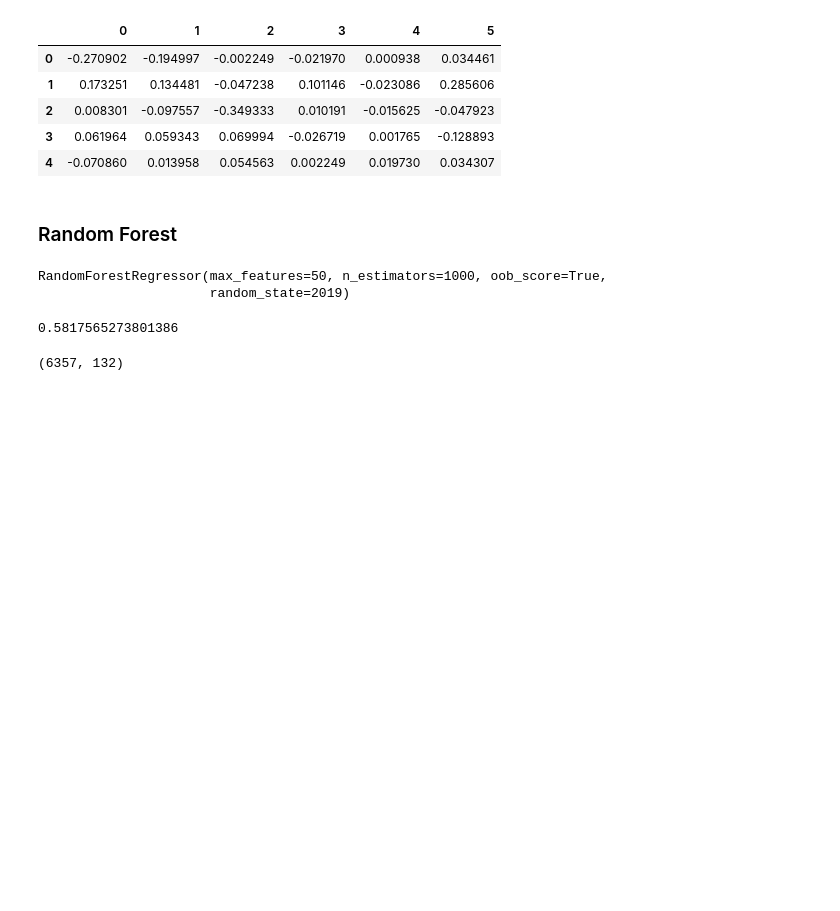
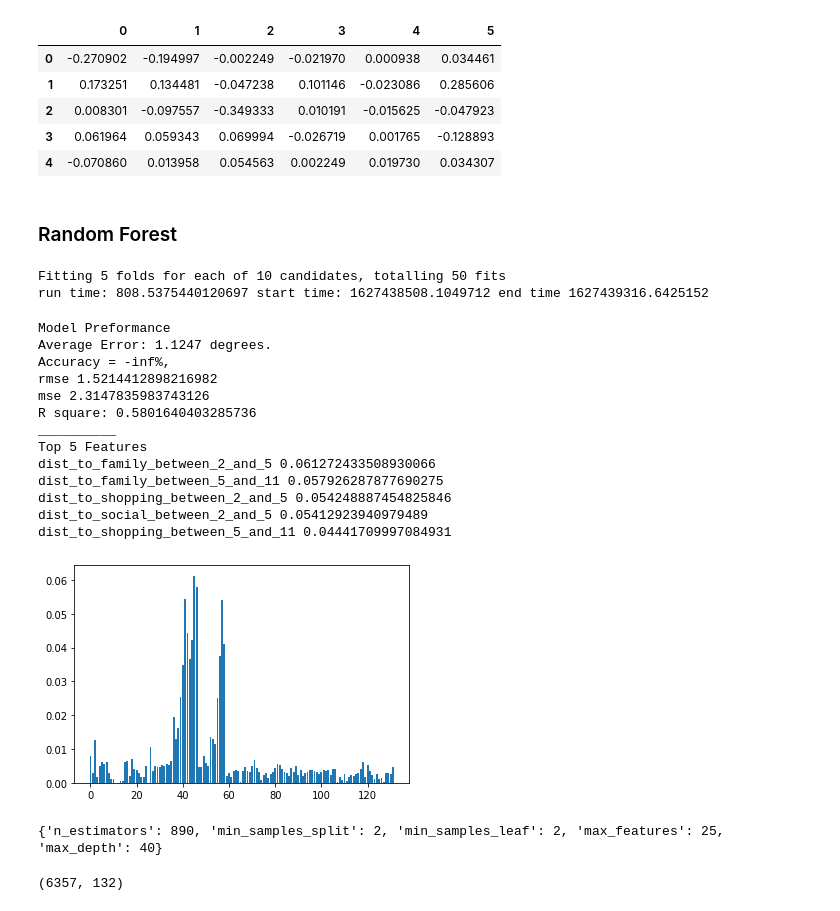
Before and after one commit to seanteohyh/AML_US_Traffic, a Jupyter notebook: NY Person Trip Predictor.ipynb, the cells around one changed output. Drawn from its saved outputs; the diff is of its cells as text; code cells hidden in the pictures; blank space fills up the shorter version.

```diff
--- a/NY Person Trip Predictor.ipynb
+++ b/NY Person Trip Predictor.ipynb
@@ -1074,15 +1074,3 @@ pd.DataFrame(pca.components_.T).loc[:4,:5]
 #plt.xlim(xmin=-1);
 # %% [markdown]
 ### Random Forest
-# %%
-from sklearn import tree, ensemble, model_selection, metrics
-
-rforest = ensemble.RandomForestRegressor(n_estimators = 1000, max_features = 50, oob_score = True, random_state = 2019)
-rforest.fit(x_train, y_train)
-# %% [output]
-RandomForestRegressor(max_features=50, n_estimators=1000, oob_score=True,
-                      random_state=2019)
-# %%
-rforest.score(x_test, y_test)
-# %% [output]
-0.5817565273801386
@@ -1089,3 +1115,58 @@ rforest.score(x_test, y_test)
+# %%
+# Random Forest with RandomSearch
+from sklearn import tree, ensemble, model_selection, metrics
+from sklearn.model_selection import RandomizedSearchCV
+
+from sklearn.ensemble import RandomForestRegressor
+from sklearn.ensemble import AdaBoostClassifier
+from sklearn import metrics
+import time
+start_time = time.time()
+
+
+rf= ensemble.RandomForestRegressor()
+
+n_estimators = [int(i) for i in np.linspace(start = 10, stop = 1000, num=10)]
+max_features = [2,5,10,25,50]
+max_depth =[int(i) for i in np.linspace(10,100,num = 10)]
+min_samples_split = [2, 5, 10]
+min_samples_leaf = [1,2,4]
+
+random_grid = {'n_estimators':n_estimators,
+              'max_features': max_features,
+               'max_depth': max_depth,
+               'min_samples_split':min_samples_split,
+               'min_samples_leaf':min_samples_leaf
+               }
+
+rf_random = RandomizedSearchCV(estimator = rf, n_jobs = 3, param_distributions = random_grid, verbose=10, cv = model_selection.KFold(n_splits = 5, shuffle = True, random_state = 888))
+
+rf_random.fit(x_train, y_train)
+
+print("run time:", str(time.time()-start_time), "start time:", str(start_time), "end time",str(time.time()))
+# %% [output]
+Fitting 5 folds for each of 10 candidates, totalling 50 fits
+run time: 808.5375440120697 start time: 1627438508.1049712 end time 1627439316.6425152
+# %%
+best_rf = rf_random.best_estimator_
+rf_accuracy = evaluate_model(best_rf, x_test, y_test)
+print(rf_random.best_params_)
+# %% [output]
+Model Preformance
+Average Error: 1.1247 degrees.
+Accuracy = -inf%,
+rmse 1.5214412898216982
+mse 2.3147835983743126
+R square: 0.5801640403285736
+__________
+Top 5 Features
+dist_to_family_between_2_and_5 0.061272433508930066
+dist_to_family_between_5_and_11 0.057926287877690275
+dist_to_shopping_between_2_and_5 0.054248887454825846
+dist_to_social_between_2_and_5 0.05412923940979489
+dist_to_shopping_between_5_and_11 0.04441709997084931
+[figure, added]
+{'n_estimators': 890, 'min_samples_split': 2, 'min_samples_leaf': 2, 'max_features': 25, 'max_depth': 40}
 # %%
 x_test.shape
 # %% [output]
```
Also changed, not shown: parts of 9 cells of this notebook.
